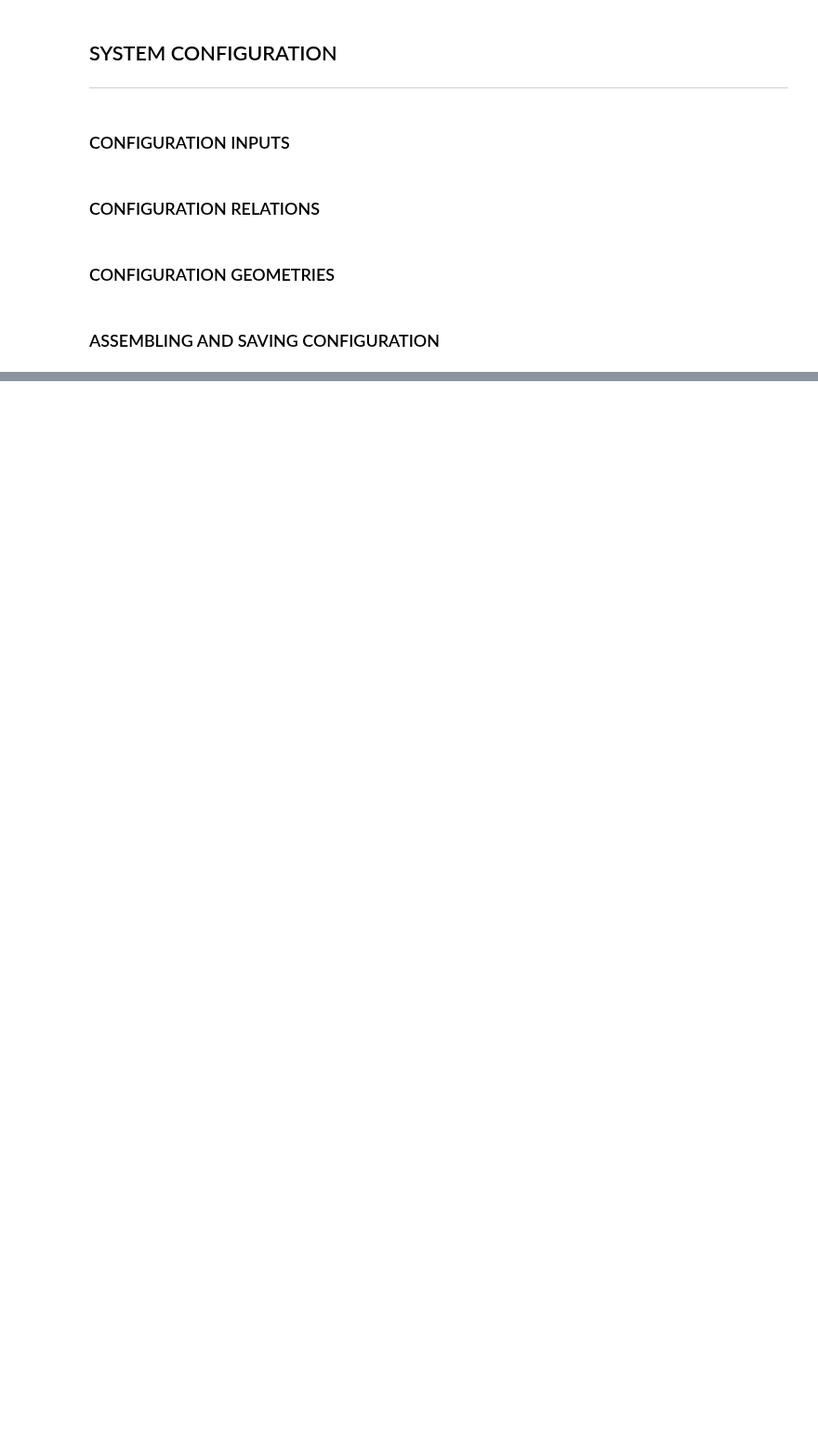
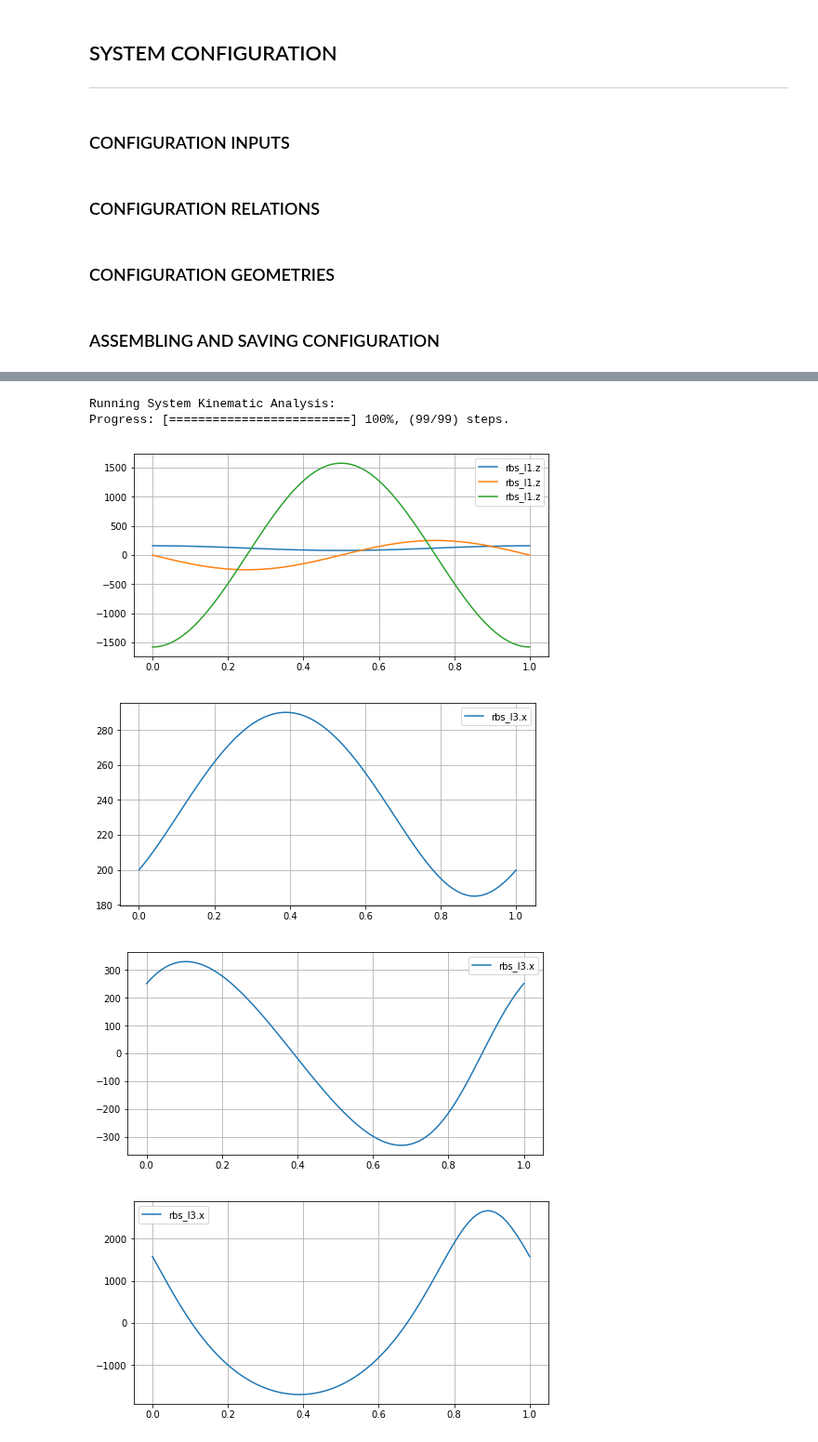
Before and after one commit to khaledghobashy/uraeus_smbd, a Jupyter notebook: examples/spatial_slider_crank/spatial_slider_crank.ipynb, the cells around one changed output, grey strips where cells are left out. Shown at 93% size. Saved outputs shown, nothing was run; the diff lists cells and outputs as text; code cells hidden in the pictures; blank space fills up the shorter version.

```diff
--- a/examples/spatial_slider_crank/spatial_slider_crank.ipynb
+++ b/examples/spatial_slider_crank/spatial_slider_crank.ipynb
@@ -115,0 +170,17 @@ config.write_blender_script(project_dir)
+# %%
+inputs_df.loc['P_ground'] = 1, 0, 0, 0
+
+inputs_df.loc['hps_a'] =  0, 100, 120, 0
+inputs_df.loc['hps_b'] =  0, 100, 200, 0
+inputs_df.loc['hps_c'] =  200, 0, 0, 0
+inputs_df.loc['hps_d'] =  200, 0, 0, 0
+
+inputs_df.loc['hps_s1'] =  180, 0, 0, 0
+inputs_df.loc['hps_s2'] =  220, 0, 0, 0
+
+inputs_df.loc['vcs_x'] = 1,0,0,0
+inputs_df.loc['vcs_y'] = 0,1,0,0
+inputs_df.loc['vcs_z'] = 0,0,1,0
+
+inputs_df.loc['s_links_ro'] = 10,0,0,0
+inputs_df.loc['s_block_ro'] = 25,0,0,0
@@ -115,0 +189,21 @@ config.write_blender_script(project_dir)
+# %%
+num_model.system.config.load_from_dataframe(inputs_df)
+# %%
+num_model.system.config.AF_jcs_a = lambda t : np.deg2rad(360)*t
+# %%
+sim1 = simulation('sim1', num_model, 'kds')
+sim1.set_time_array(1, 100)
+sim1.solve()
+# %% [output]
+Running System Kinematic Analysis:
+Progress: [=========================] 100%, (99/99) steps.
+# %%
+sim1.plot([('rbs_l1.z', 'pos'), ('rbs_l1.z', 'vel'), ('rbs_l1.z', 'acc')])
+sim1.plot([('rbs_l3.x', 'pos')])
+sim1.plot([('rbs_l3.x', 'vel')])
+sim1.plot([('rbs_l3.x', 'acc')])
+# %% [output]
+[figure, added]
+[figure, added]
+[figure, added]
+[figure, added]
```
Also changed, not shown: parts of 51 cells of this notebook, 24 other files.
